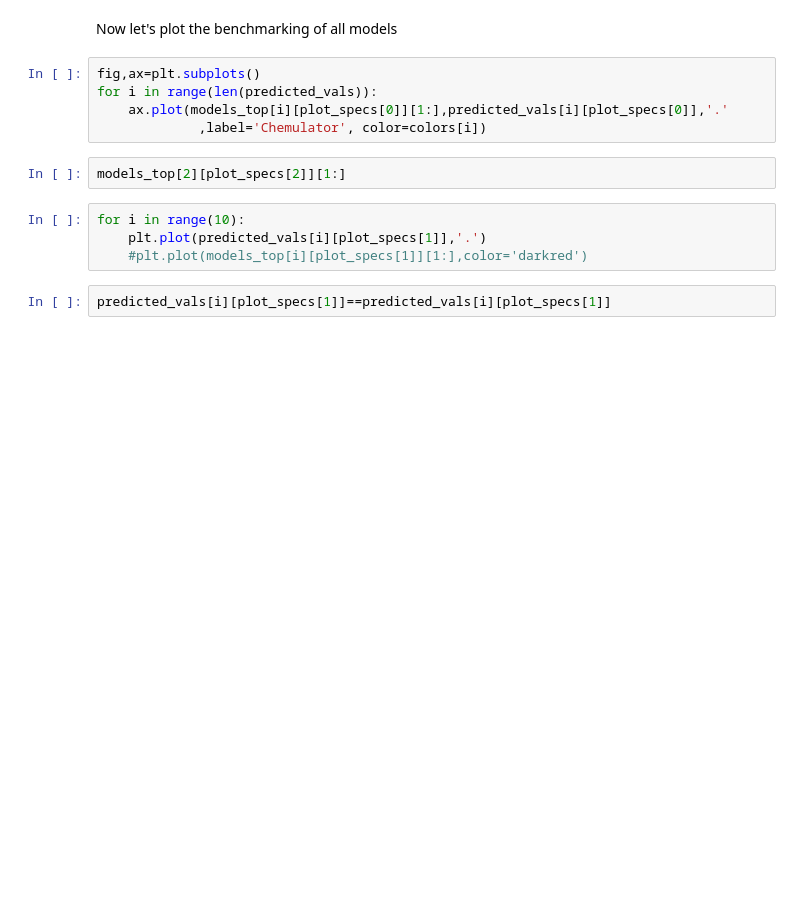
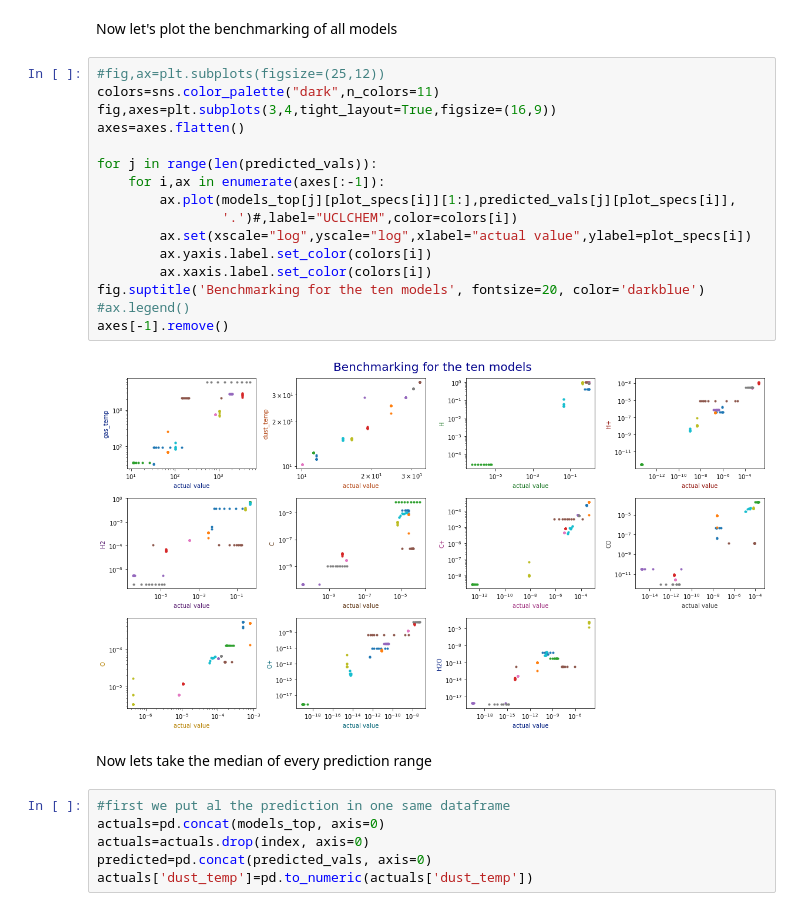
Before and after one commit to JuanDDiosRojas/LEAPS-2023, a Jupyter notebook: Chemulator-main/examples/top_ten_temp.ipynb, the cells around one changed output. Drawn from its saved outputs; the diff is of its cells as text; blank space fills up the shorter version.

```diff
--- a/Chemulator-main/examples/top_ten_temp.ipynb
+++ b/Chemulator-main/examples/top_ten_temp.ipynb
@@ -328,15 +368,28 @@ for i in range(10):
 # %% [markdown]
 Now let's plot the benchmarking of all models
 # %%
-fig,ax=plt.subplots()
-for i in range(len(predicted_vals)):
-    ax.plot(models_top[i][plot_specs[0]][1:],predicted_vals[i][plot_specs[0]],'.'
-             ,label='Chemulator', color=colors[i])
+#fig,ax=plt.subplots(figsize=(25,12))
+colors=sns.color_palette("dark",n_colors=11)
+fig,axes=plt.subplots(3,4,tight_layout=True,figsize=(16,9))
+axes=axes.flatten()
+
+for j in range(len(predicted_vals)):
+    for i,ax in enumerate(axes[:-1]):
+        ax.plot(models_top[j][plot_specs[i]][1:],predicted_vals[j][plot_specs[i]],
+                '.')#,label="UCLCHEM",color=colors[i])
+        ax.set(xscale="log",yscale="log",xlabel="actual value",ylabel=plot_specs[i])
+        ax.yaxis.label.set_color(colors[i])
+        ax.xaxis.label.set_color(colors[i])
+fig.suptitle('Benchmarking for the ten models', fontsize=20, color='darkblue')
+#ax.legend()
+axes[-1].remove()
+# %% [output]
+[figure, added]
-# %%
-models_top[2][plot_specs[2]][1:]
-# %%
-for i in range(10):
-    plt.plot(predicted_vals[i][plot_specs[1]],'.')
-    #plt.plot(models_top[i][plot_specs[1]][1:],color='darkred')
-# %%
-predicted_vals[i][plot_specs[1]]==predicted_vals[i][plot_specs[1]]
+# %% [markdown]
+Now lets take the median of every prediction range
+# %%
+#first we put al the prediction in one same dataframe
+actuals=pd.concat(models_top, axis=0)
+actuals=actuals.drop(index, axis=0)
+predicted=pd.concat(predicted_vals, axis=0)
+actuals['dust_temp']=pd.to_numeric(actuals['dust_temp'])
```
Also changed, not shown: parts of 18 cells of this notebook.
